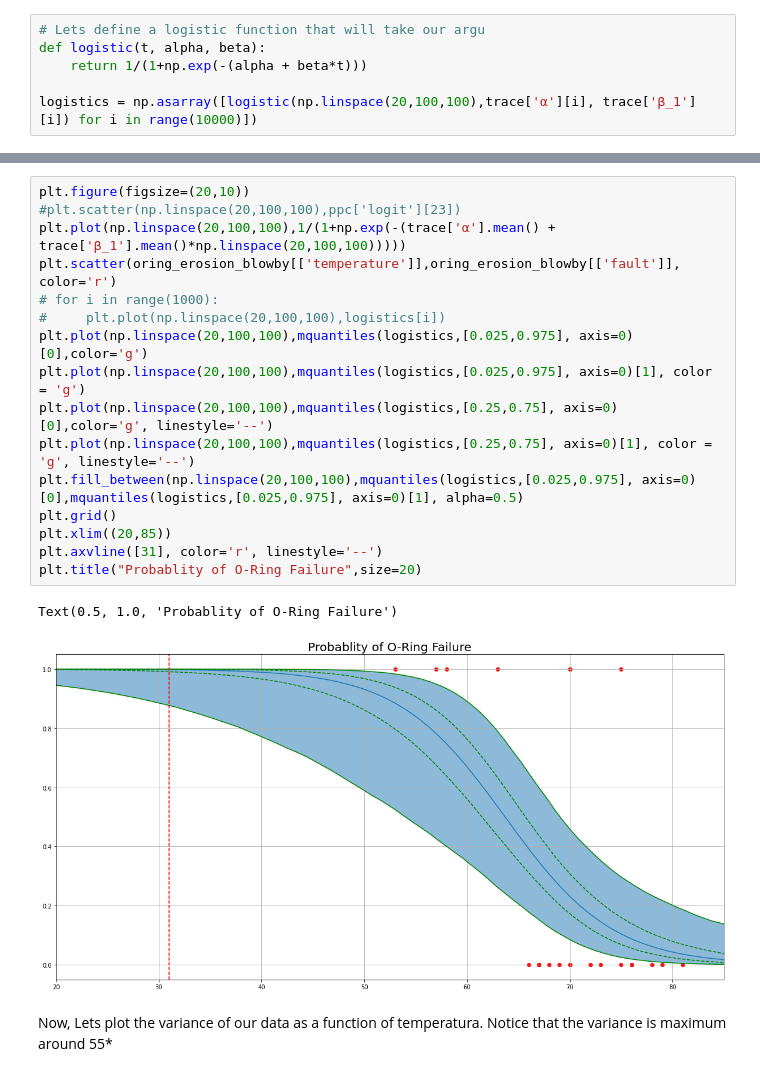
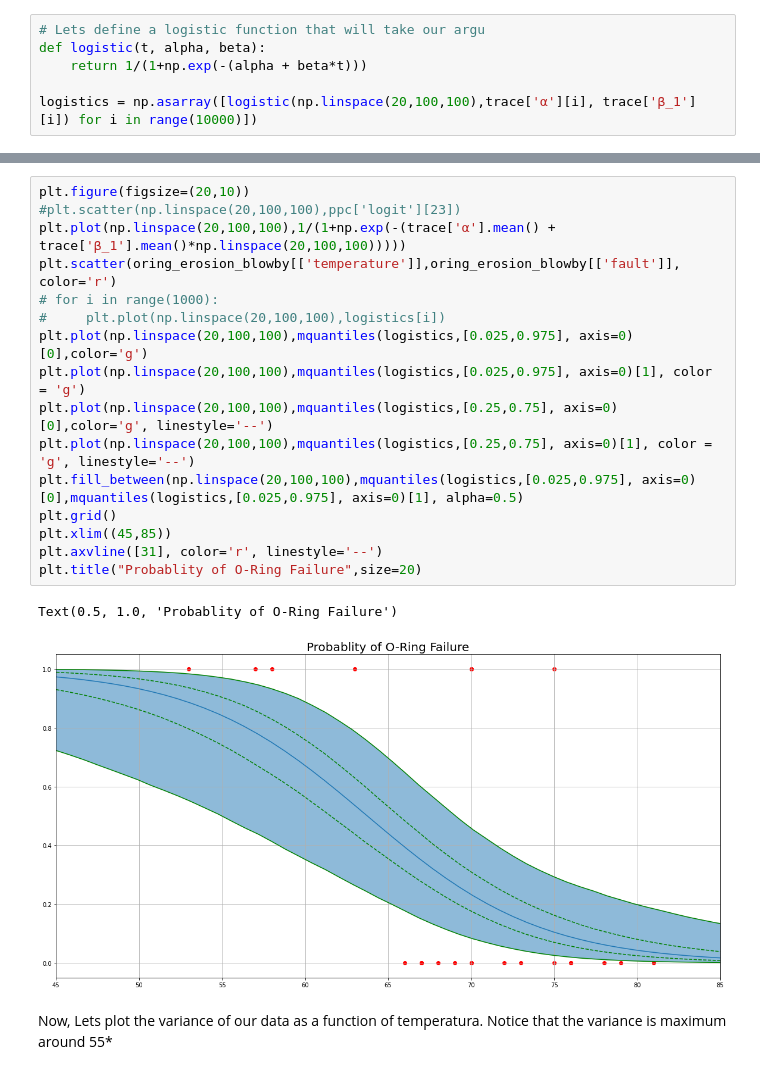
Before and after one commit to JReileyClark/Challenger, a Jupyter notebook: NASA Challenger O-Ring Analysis.ipynb, the cells around one changed output, grey strips where cells are left out. Cells and saved outputs as stored; diff of their text form.

```diff
--- a/NASA Challenger O-Ring Analysis.ipynb
+++ b/NASA Challenger O-Ring Analysis.ipynb
@@ -175,22 +167,22 @@ np.std([row[50] for row in logistics])
 # %%
 plt.figure(figsize=(20,10))
 #plt.scatter(np.linspace(20,100,100),ppc['logit'][23])
 plt.plot(np.linspace(20,100,100),1/(1+np.exp(-(trace['α'].mean() + trace['β_1'].mean()*np.linspace(20,100,100)))))
 plt.scatter(oring_erosion_blowby[['temperature']],oring_erosion_blowby[['fault']], color='r')
 # for i in range(1000):
 #     plt.plot(np.linspace(20,100,100),logistics[i])
 plt.plot(np.linspace(20,100,100),mquantiles(logistics,[0.025,0.975], axis=0)[0],color='g')
 plt.plot(np.linspace(20,100,100),mquantiles(logistics,[0.025,0.975], axis=0)[1], color = 'g')
 plt.plot(np.linspace(20,100,100),mquantiles(logistics,[0.25,0.75], axis=0)[0],color='g', linestyle='--')
 plt.plot(np.linspace(20,100,100),mquantiles(logistics,[0.25,0.75], axis=0)[1], color = 'g', linestyle='--')
 plt.fill_between(np.linspace(20,100,100),mquantiles(logistics,[0.025,0.975], axis=0)[0],mquantiles(logistics,[0.025,0.975], axis=0)[1], alpha=0.5)
 plt.grid()
-plt.xlim((20,85))
+plt.xlim((45,85))
 plt.axvline([31], color='r', linestyle='--')
 plt.title("Probablity of O-Ring Failure",size=20)
 # %% [output]
 Text(0.5, 1.0, 'Probablity of O-Ring Failure')
-[figure, old version]
+[figure, new version]
 # %% [markdown]
 Now, Lets plot the variance of our data as a function of temperatura. Notice that the variance is maximum around 55\*
 # %%
```
Also changed, not shown: parts of 11 cells of this notebook.
